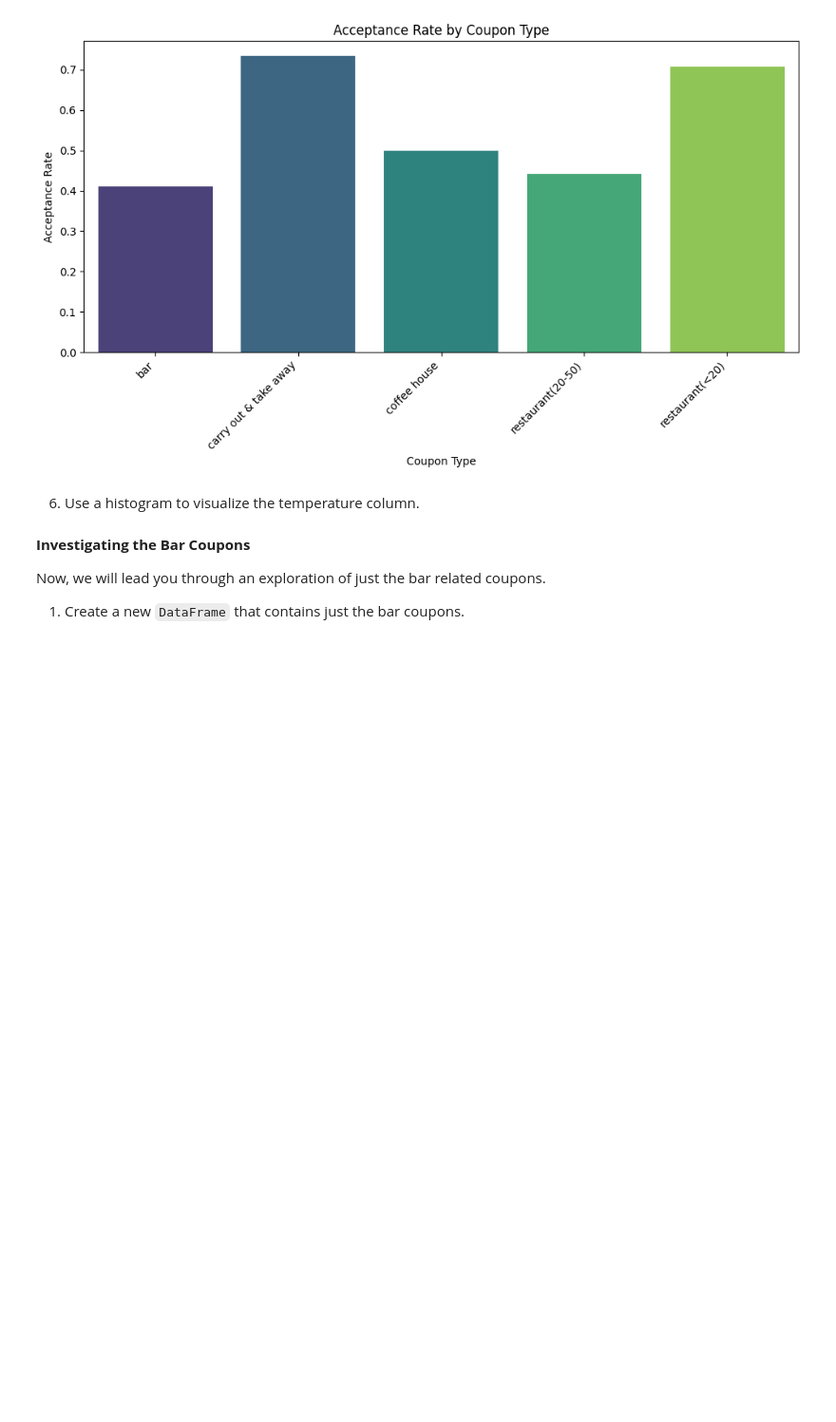
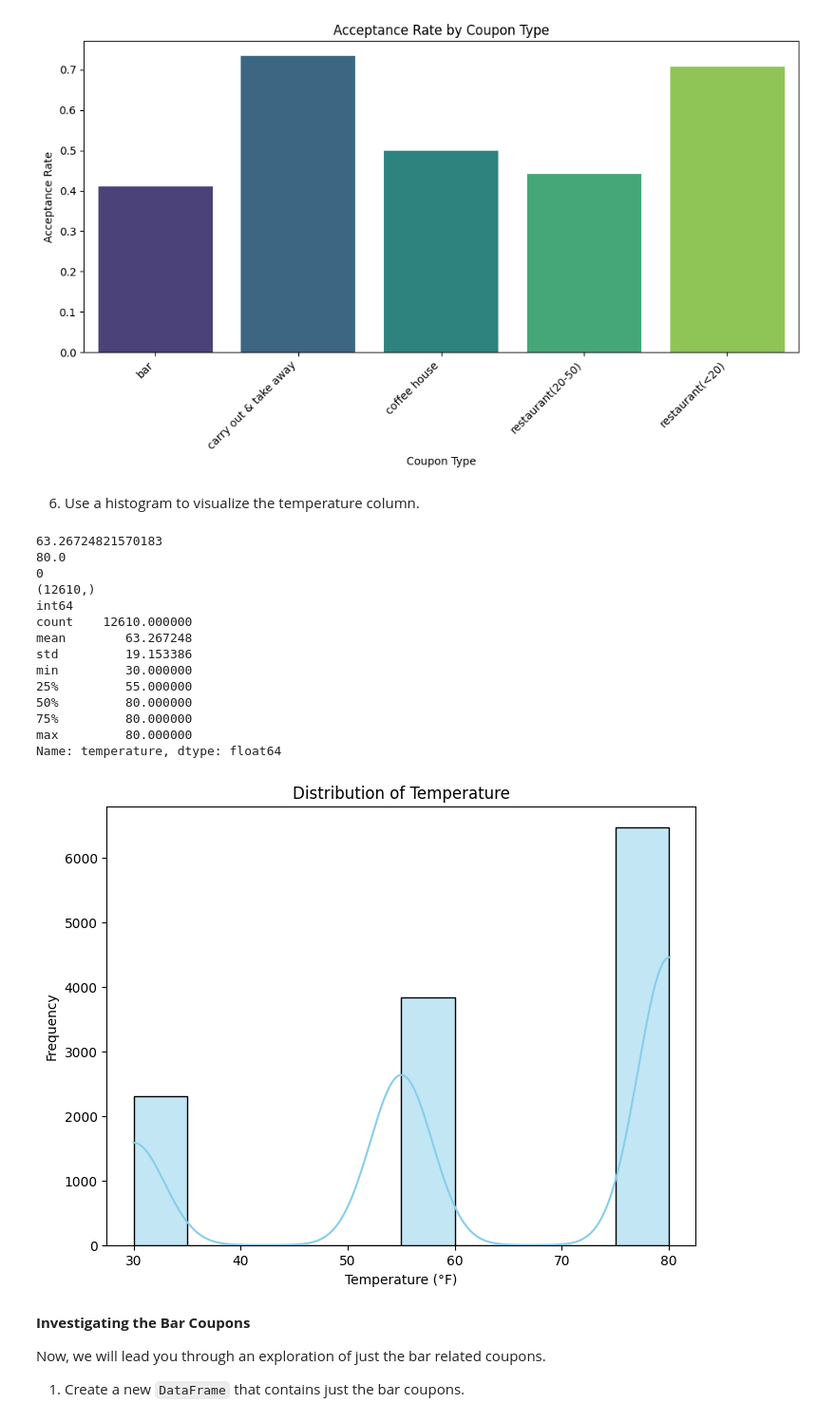
Before and after one commit to RohitKBhatnagar/CouponAcceptance, a Jupyter notebook: CouponAcceptance.ipynb, the cells around one changed output. Shown: that part at 95% size. Drawn from its saved outputs; the diff is of its cells as text; code cells hidden in the pictures; blank space fills up the shorter version.

Commit message:
Created histogram for temprature.

```diff
--- a/CouponAcceptance.ipynb
+++ b/CouponAcceptance.ipynb
@@ -407,6 +407,42 @@ plt.show()
 [figure]
 # %% [markdown]
 6. Use a histogram to visualize the temperature column.
+# %%
+# Should we ensure temperature is numeric?? Lets run the diagnostics...
+#data['temperature'] = pd.to_numeric(data['temperature'], errors='coerce')
+print(data['temperature'].mean())
+print(data['temperature'].median())
+print(data['temperature'].isnull().sum())
+print(data['temperature'].shape)
+print(data['temperature'].dtype)
+print(data['temperature'].describe()) #50% is the median usually
+# Drop missing values for plotting
+#temp_data = data['temperature'].dropna()
+
+# Histogram
+plt.figure(figsize=(8,6))
+#sns.histplot(temp_data, bins=10, kde=True, color='skyblue')
+sns.histplot(data['temperature'], bins=10, kde=True, color='skyblue')
+plt.title("Distribution of Temperature")
+plt.xlabel("Temperature (°F)")
+plt.ylabel("Frequency")
+plt.show()
+# %% [output]
+63.26724821570183
+80.0
+0
+(12610,)
+int64
+count    12610.000000
+mean        63.267248
+std         19.153386
+min         30.000000
+25%         55.000000
+50%         80.000000
+75%         80.000000
+max         80.000000
+Name: temperature, dtype: float64
+[figure, added]
 # %% [markdown]
 **Investigating the Bar Coupons**
 
```
